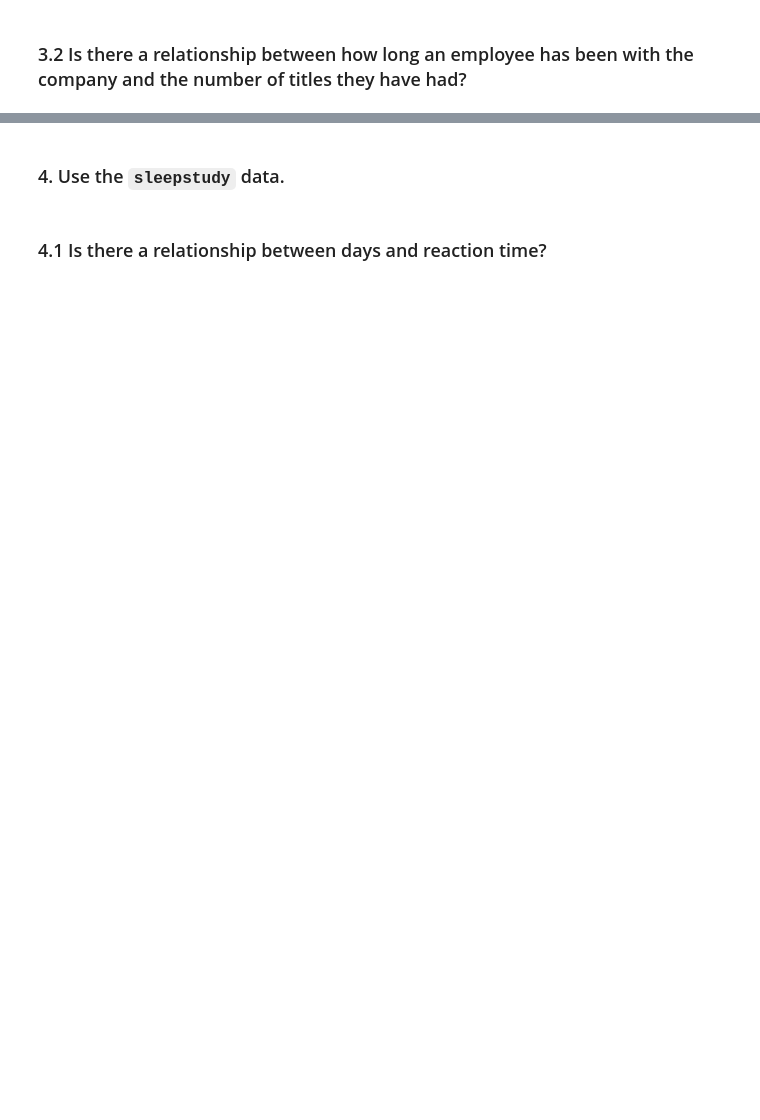
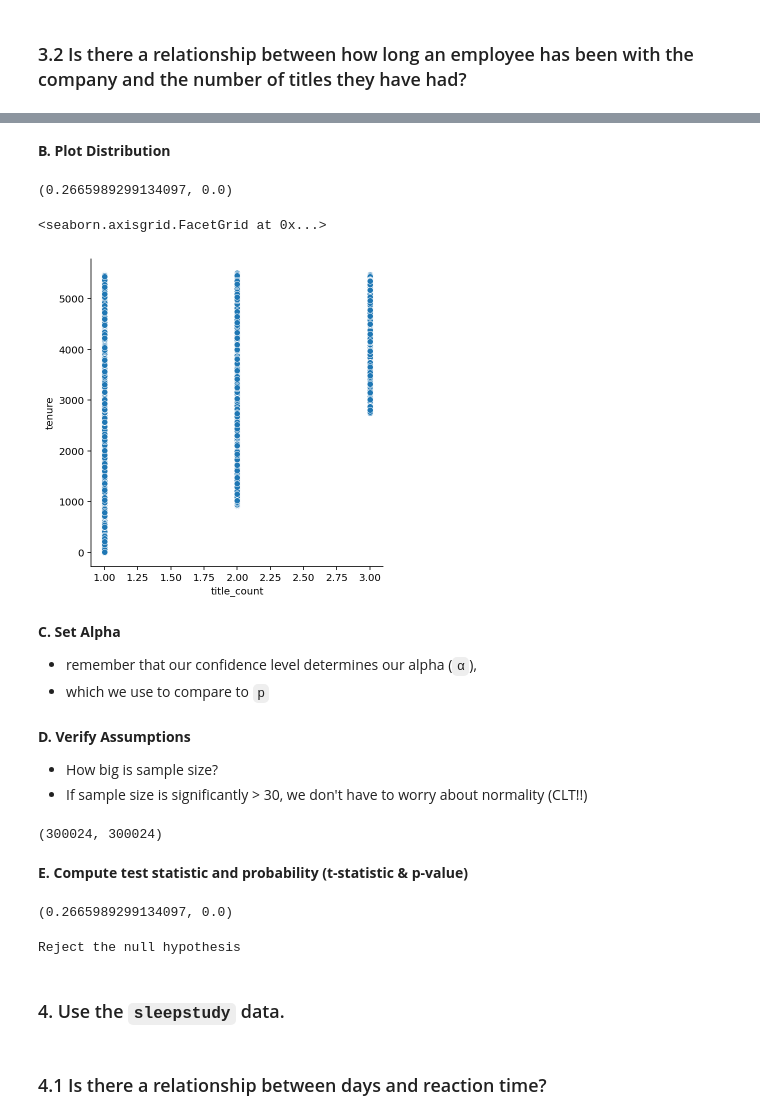
Before and after one commit to QMCBT-JustinEvans/statistics-exercises, a Jupyter notebook: hypothesis_testing.ipynb, the cells around one changed output, grey strips where cells are left out. Saved outputs shown, nothing was run; the diff lists cells and outputs as text; code cells hidden in the pictures; blank space fills up the shorter version.

Commit message:
UPDATE statistics exercises for grade

````diff
--- a/hypothesis_testing.ipynb
+++ b/hypothesis_testing.ipynb
@@ -1151,2 +1136,19 @@ Reject the null hypothesis
 # %% [markdown]
 ### 3.2 Is there a relationship between how long an employee has been with the company and the number of titles they have had?
+# %%
+sql = """
+SELECT
+    e.emp_no,
+    DATEDIFF((SELECT MAX(hire_date) FROM employees), e.hire_date) AS tenure,
+    title_count
+FROM employees e
+JOIN (
+    SELECT emp_no, COUNT(*) as title_count
+    FROM employees e
+    JOIN titles t USING (emp_no)
+    GROUP BY emp_no
+) emp_title_count USING (emp_no)
+"""
+# %%
+employees_with_titles = pd.read_sql(sql, url)
+employees_with_titles.head()
@@ -1152,0 +1192,15 @@ Reject the null hypothesis
+# %% [markdown]
+**B. Plot Distribution**
+# %%
+stats.pearsonr(employees_with_titles.tenure, employees_with_titles.title_count)
+# %% [output]
+(0.2665989299134097, 0.0)
+# %%
+sns.relplot(data=employees_with_titles, y='tenure', x='title_count')
+# %% [output]
+<seaborn.axisgrid.FacetGrid at 0x...>
+[figure, added]
+# %% [markdown]
+**C. Set Alpha**
+* remember that our confidence level determines our alpha (```α```),
+* which we use to compare to ```p```
@@ -1153,3 +1209,25 @@ Reject the null hypothesis
+# %% [markdown]
+**D. Verify Assumptions**
+* How big is sample size?
+* If sample size is significantly > 30, we don't have to worry about normality (CLT!!)
+# %%
+employees_with_titles.tenure.count(), employees_with_titles.title_count.count()
+# %% [output]
+(300024, 300024)
+# %% [markdown]
+**E. Compute test statistic and probability (t-statistic & p-value)**
+# %%
+r, p = stats.pearsonr(employees_with_titles.tenure, employees_with_titles.title_count)
+r, p
+# %% [output]
+(0.2665989299134097, 0.0)
+# %%
+if p < α:
+    print('Reject the null hypothesis')
+else:
+    print('Fail to reject the null hypothesis')
+# %% [output]
+Reject the null hypothesis
 # %% [markdown]
 ### 4. Use the ```sleepstudy``` data.
 # %% [markdown]
````
Also changed, not shown: parts of 48 cells of this notebook.
